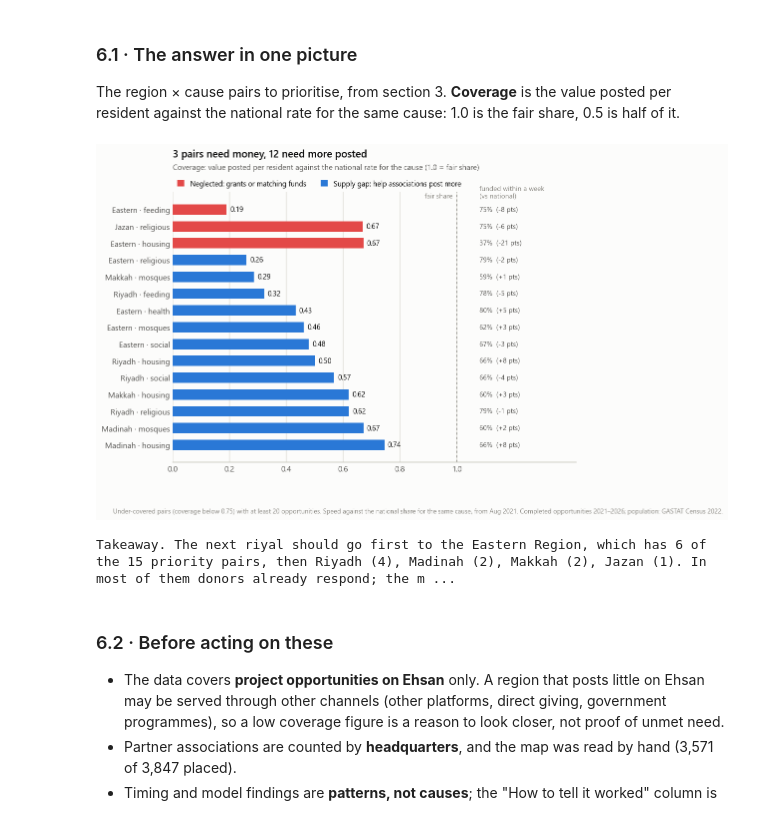
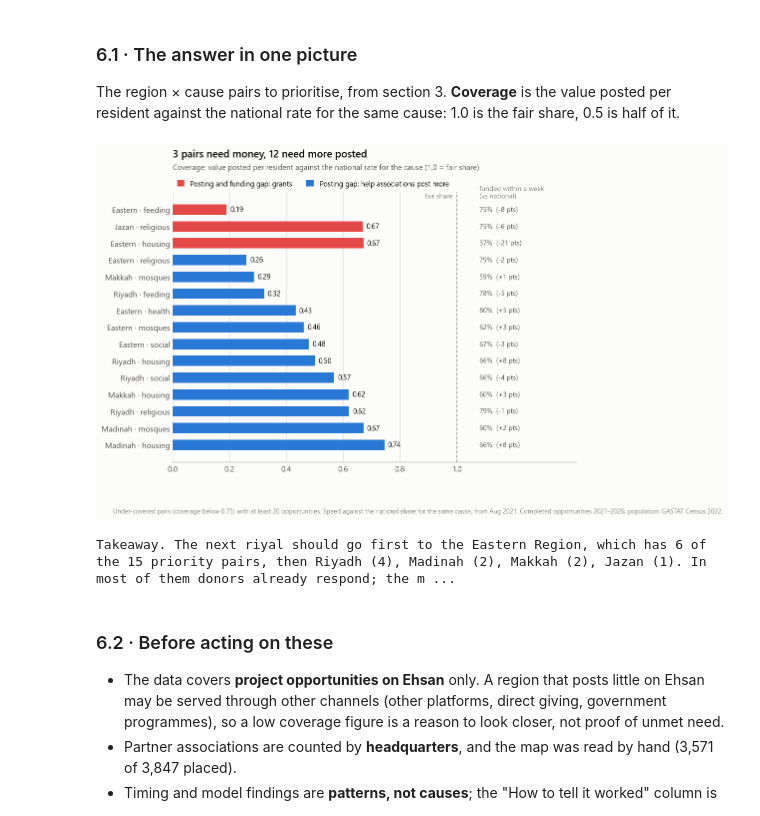
Before and after one commit to noorge/next-riyal, a Jupyter notebook: analysis.ipynb, the cells around one changed output. Drawn from its saved outputs; the diff is of its cells as text; code cells hidden in the pictures.

```diff
--- a/analysis.ipynb
+++ b/analysis.ipynb
@@ -882,7 +882,7 @@ def situation(row):
         return "Too few to judge"
     slow = row.speed < -TOL
     if row.coverage < 1:
-        return "Neglected" if slow else "Supply gap"
+        return "Posting and funding gap" if slow else "Posting gap"
     return "Saturated" if slow else "Well covered"
 gap["situation"] = gap.apply(situation, axis=1)
 gap.to_csv(ROOT / "outputs/coverage_gap.csv", index=False, encoding="utf-8-sig")
@@ -949,6 +949,6 @@ Every pair with enough opportunities, placed by coverage (left = less posted tha
 # %%
 pts = gap.dropna(subset=["speed"])
-colors = {"Neglected": viz.SERIES[1], "Supply gap": viz.SERIES[0]}
+colors = {"Posting and funding gap": viz.SERIES[1], "Posting gap": viz.SERIES[0]}
 fig, ax = plt.subplots(figsize=(9.5, 6.4))
 for name, grp in pts.groupby("situation"):
     ax.scatter(grp.coverage, grp.speed, s=46, color=colors.get(name, viz.CONTEXT),
@@ -960,12 +960,12 @@ ax.axhline(0, color=viz.AXIS, linewidth=1, zorder=1)
 ax.set_xticks([0.25, 0.5, 1, 2, 4], ["¼×", "½×", "1×", "2×", "4×"])
 ax.set_xlabel("Coverage (value posted per resident ÷ national rate)")
 ax.set_ylabel("Funded within a week vs national (points)")
-for label, x, y, ha, va in [("Neglected", 0.02, 0.03, "left", "bottom"), ("Supply gap", 0.02, 0.97, "left", "top"),
+for label, x, y, ha, va in [("Posting and funding gap", 0.02, 0.03, "left", "bottom"), ("Posting gap", 0.02, 0.97, "left", "top"),
                             ("Saturated", 0.98, 0.03, "right", "bottom"), ("Well covered", 0.98, 0.97, "right", "top")]:
     ax.text(x, y, label, transform=ax.transAxes, ha=ha, va=va, fontsize=10, color=viz.MUTED, fontweight="semibold")
 placed = []   # label the lowest-coverage pairs, skipping any too close to one already labelled
-for _, r in pd.concat([pts[pts.situation == "Neglected"].nsmallest(6, "coverage"),
-                       pts[pts.situation == "Supply gap"].nsmallest(6, "coverage")]).iterrows():
+for _, r in pd.concat([pts[pts.situation == "Posting and funding gap"].nsmallest(6, "coverage"),
+                       pts[pts.situation == "Posting gap"].nsmallest(6, "coverage")]).iterrows():
     x, y = np.log2(r.coverage), r.speed
     if any(abs(x - px) < 0.55 and abs(y - py) < 3 for px, py in placed):
         continue
@@ -974,18 +974,18 @@ for _, r in pd.concat([pts[pts.situation == "Neglected"].nsmallest(6, "coverage"
                 fontsize=8.5, color=viz.INK_2, va="center")
 ax.legend(loc="lower right", bbox_to_anchor=(1, 1))
 counts = pts.situation.value_counts()
-neg = pts[pts.situation == "Neglected"]
+neg = pts[pts.situation == "Posting and funding gap"]
 top_region = neg.region_en.value_counts()
 region_name = {"Eastern": "The Eastern Region"}.get(top_region.index[0], top_region.index[0])
-viz.title(ax, f"{region_name} accounts for {top_region.iloc[0]} of the {len(neg)} neglected pairs",
+viz.title(ax, f"{region_name} accounts for {top_region.iloc[0]} of the {len(neg)} pairs with a posting and funding gap",
           f"{len(pts)} region × cause pairs with at least {MIN_N} completed opportunities")
 viz.note(fig, f"Coverage on a log scale. Shaded band: within ±{TOL} points of the national pace (normal). Gray: coverage above 1.")
 viz.save(fig, "3_3_quadrants")
 plt.show()
 
-under = counts.get("Supply gap", 0) + counts.get("Neglected", 0)
-viz.takeaway(f"Of the {under} under-covered pairs, <b>{counts.get('Supply gap', 0)}</b> are supply gaps (donors fund what is "
-             f"posted at the normal pace or faster, so the bottleneck is posting) and <b>{counts.get('Neglected', 0)}</b> are "
-             f"neglected (little posted and slow to fund). <b>{top_region.index[0]}</b> has {top_region.iloc[0]} of the "
-             f"neglected pairs: it is both under-posted and under-funded.")
+under = counts.get("Posting gap", 0) + counts.get("Posting and funding gap", 0)
+viz.takeaway(f"Of the {under} under-covered pairs, <b>{counts.get('Posting gap', 0)}</b> are posting gaps (donors fund what is "
+             f"posted at the normal pace or faster, so the bottleneck is posting) and <b>{counts.get('Posting and funding gap', 0)}</b> are "
+             f"posting and funding gaps (little posted and slow to fund). <b>{top_region.index[0]}</b> has {top_region.iloc[0]} of the "
+             f"posting and funding gaps: it is both under-posted and slow to fund.")
 # %% [output]
@@ -1003,13 +1003,13 @@ def priority(kind):
         "region_en": "Region", "cause": "Cause", "coverage": "Coverage", "week": "Funded within a week",
         "week_vs": "vs national", "n": "Opportunities", "associations_per_100k": "Associations per 100k"})
 
-neglected, supply = priority("Neglected"), priority("Supply gap")
+neglected, supply = priority("Posting and funding gap"), priority("Posting gap")
 fmt = dict(pct=["Funded within a week"], ints=["Opportunities"],
            decimals={"Coverage": 2, "Associations per 100k": 1})
 display(viz.table(neglected, **fmt,
-                  caption="Neglected: little posted and slow to fund → grants or matching funds"))
-display(viz.table(supply, **fmt, caption="Supply gaps: donors respond, little posted → help associations post more"))
-pd.concat([neglected.assign(Situation="Neglected"), supply.assign(Situation="Supply gap")]).to_csv(
+                  caption="Posting and funding gap: little posted and slow to fund → grants or matching funds"))
+display(viz.table(supply, **fmt, caption="Posting gaps: donors respond, little posted → help associations post more"))
+pd.concat([neglected.assign(Situation="Posting and funding gap"), supply.assign(Situation="Posting gap")]).to_csv(
     ROOT / "outputs/priority_pairs.csv", index=False, encoding="utf-8-sig")
 
 viz.takeaway(f"<b>{len(neglected)}</b> pairs need money that donors are not providing quickly: grants or matching funds. "
@@ -1831,45 +1827,45 @@ Recommendations
 
 The region × cause pairs to prioritise, from section 3. **Coverage** is the value posted per resident against the national rate for the same cause: 1.0 is the fair share, 0.5 is half of it.
 # %%
-pairs = pd.concat([neglected.assign(kind="Neglected: grants or matching funds"),
-                   supply.assign(kind="Supply gap: help associations post more")])
+pairs = pd.concat([neglected.assign(kind="Posting and funding gap: grants"),
+                   supply.assign(kind="Posting gap: help associations post more")])
 pairs["label"] = pairs.Region + " · " + pairs.Cause.str.lower()
 pairs = pairs.iloc[::-1]   # first row drawn at the top
-kind_color = {"Neglected: grants or matching funds": viz.DIVERGING[2],
-              "Supply gap: help associations post more": viz.BLUE}
+kind_color = {"Posting and funding gap: grants": viz.DIVERGING[2],
+              "Posting gap: help associations post more": viz.BLUE}
 
 fig, ax = plt.subplots(figsize=(9.5, 6.4))
 for kind, color in kind_color.items():
     rows = pairs.kind == kind
     ax.barh(np.flatnonzero(rows), pairs.Coverage[rows], height=0.62, color=color, label=kind)
 for i, (v, week, vs) in enumerate(zip(pairs.Coverage, pairs["Funded within a week"], pairs["vs national"])):
     ax.text(v + 0.012, i, f"{v:.2f}", va="center", fontsize=9.5, color=viz.INK)
     ax.text(1.08, i, f"{week:.0%}  ({vs})", va="center", fontsize=9, color=viz.INK_2)   # own column, right of the line
 ax.text(1.08, len(pairs) - 0.4, "funded within a week\n(vs national)", va="bottom", fontsize=9, color=viz.MUTED)
 ax.set_yticks(range(len(pairs)), pairs.label)
 ax.axvline(1, color=viz.MUTED, lw=1, ls=(0, (3, 3)))
 ax.text(0.985, len(pairs) - 0.4, "fair share", ha="right", va="bottom", fontsize=9, color=viz.MUTED)
 ax.set_xlim(0, 1.42)
 ax.set_xticks([0, 0.2, 0.4, 0.6, 0.8, 1.0])
 ax.xaxis.set_major_formatter(lambda v, _: f"{v:.1f}")
 viz.only_grid(ax, "x")
 ax.legend()
 viz.title(ax, f"{len(neglected)} pairs need money, {len(supply)} need more posted",
           "Coverage: value posted per resident against the national rate for the cause (1.0 = fair share)")
 viz.note(fig, "Under-covered pairs (coverage below 0.75) with at least 20 opportunities. Speed against the national "
               "share for the same cause, from Aug 2021. Completed opportunities 2021–2026; population: GASTAT Census 2022.")
 viz.save(fig, "6_1_priorities")
 plt.show()
 
 by_region = pairs.Region.value_counts()
 viz.takeaway(f"<b>The next riyal should go first to the {by_region.index[0]} Region</b>, which has <b>{by_region.iloc[0]}</b> "
              f"of the {len(pairs)} priority pairs, then "
              + ", ".join(f"{r} ({n})" for r, n in by_region.iloc[1:].items()) + ". "
              f"In most of them donors already respond; "
              f"the money is best spent helping associations post. Only in <b>{len(neglected)}</b> pairs "
              f"({pair_names(neglected)}) are grants or matching funds needed because donors are slow as well.")
 # %% [output]
-[figure, old version]
+[figure, new version]
 Takeaway. The next riyal should go first to the Eastern Region, which has 6 of the 15 priority pairs, then Riyadh (4), Madinah (2), Makkah (2), Jazan (1). In most of them donors already respond; the m ...
 # %% [markdown]
 ### 6.2 · Before acting on these
```
Also changed, not shown: parts of 6 cells of this notebook, 16 other files.
